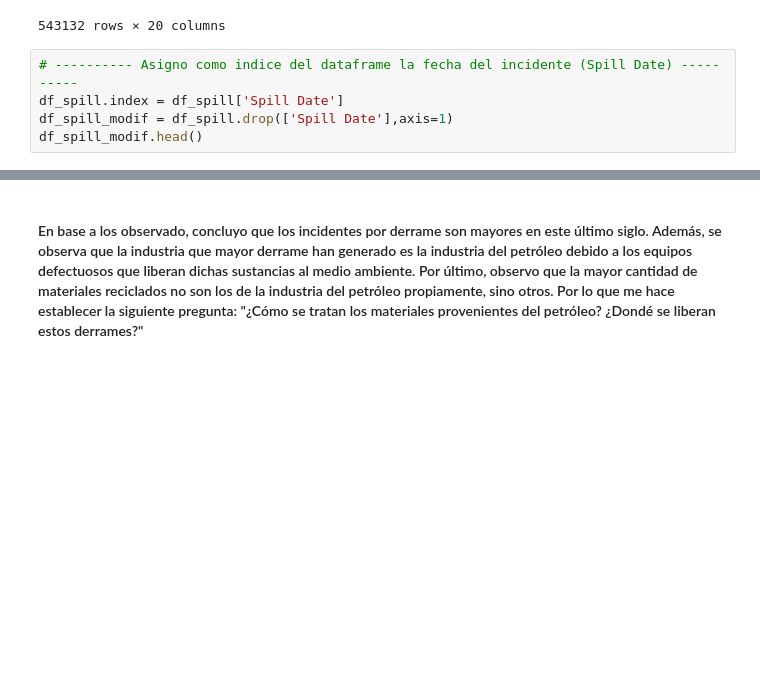
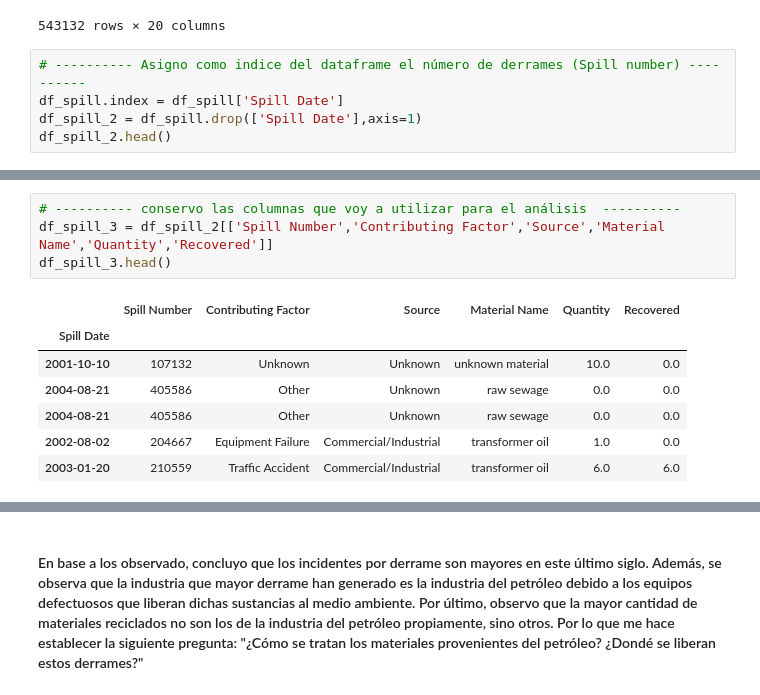
Before and after one commit to Estefi73/Data_Science, a Jupyter notebook: ProyectoDS_Partel_Ochoa.ipynb, the cells around one changed output, grey strips where cells are left out. Saved outputs shown, nothing was run; the diff lists cells and outputs as text; blank space fills up the shorter version.

```diff
--- a/ProyectoDS_Partel_Ochoa.ipynb
+++ b/ProyectoDS_Partel_Ochoa.ipynb
@@ -95,10 +91,10 @@ df_spill
 | 543131 | 102768 | `-RAVENSWOOD | 3854 VERON BLVD | NaN | LONG ISLAND CITY | Queens | NaN | 4101 | ... |
 543132 rows × 20 columns
 # %%
-# ---------- Asigno como indice del dataframe la fecha del incidente (Spill Date) ----------
+# ---------- Asigno como indice del dataframe el número de derrames (Spill number) ----------
 df_spill.index = df_spill['Spill Date']
-df_spill_modif = df_spill.drop(['Spill Date'],axis=1)
-df_spill_modif.head()
+df_spill_2 = df_spill.drop(['Spill Date'],axis=1)
+df_spill_2.head()
 # %% [output]
 |  | Spill Number | Program Facility Name | Street 1 | Street 2 | Locality | County | ZIP Code | SWIS Code | ... |
 | Spill Date |  |  |  |  |  |  |  |  | ... |
@@ -128,0 +106,12 @@ df_spill_modif
+# %%
+# ---------- conservo las columnas que voy a utilizar para el análisis  ----------
+df_spill_3 = df_spill_2[['Spill Number','Contributing Factor','Source','Material Name','Quantity','Recovered']]
+df_spill_3.head()
+# %% [output]
+|  | Spill Number | Contributing Factor | Source | Material Name | Quantity | Recovered |
+| Spill Date |  |  |  |  |  |  |
+| 2001-10-10 | 107132 | Unknown | Unknown | unknown material | 10.0 | 0.0 |
+| 2004-08-21 | 405586 | Other | Unknown | raw sewage | 0.0 | 0.0 |
+| 2004-08-21 | 405586 | Other | Unknown | raw sewage | 0.0 | 0.0 |
+| 2002-08-02 | 204667 | Equipment Failure | Commercial/Industrial | transformer oil | 1.0 | 0.0 |
+| 2003-01-20 | 210559 | Traffic Accident | Commercial/Industrial | transformer oil | 6.0 | 6.0 |
```
Also changed, not shown: parts of 15 cells of this notebook.
